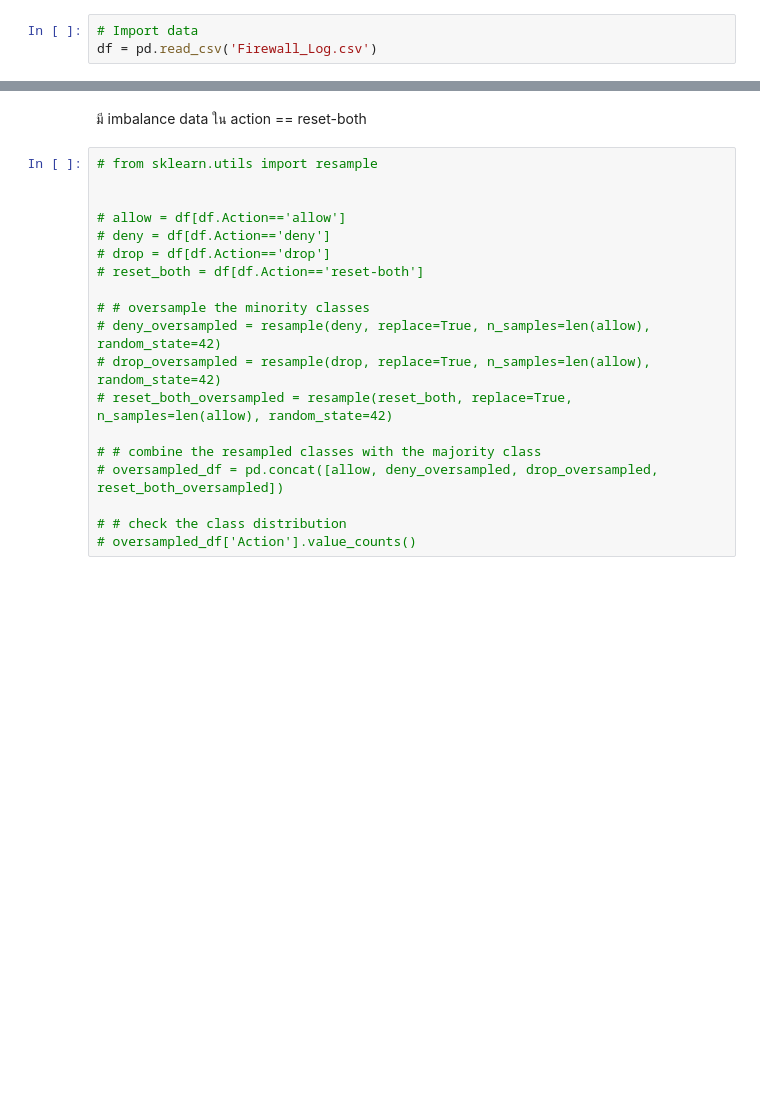
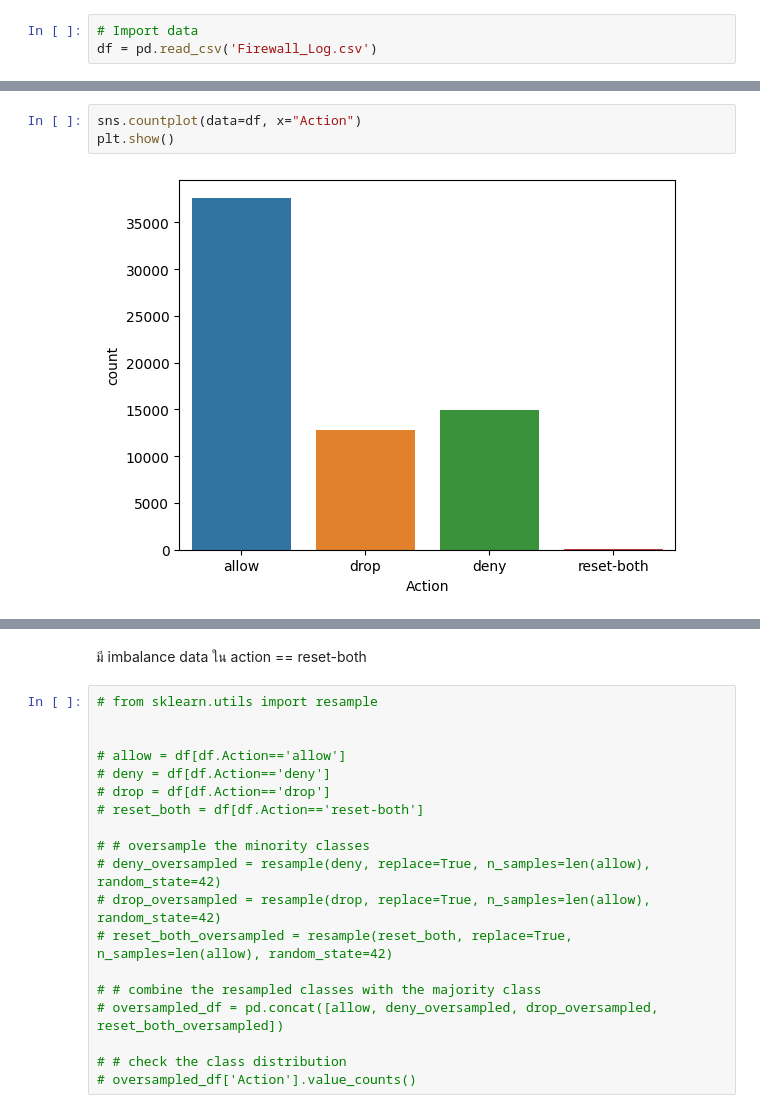
Before and after one commit to terjirapat/ML_ClassificationOfFirewall, a Jupyter notebook: main.ipynb, the cells around one changed output, grey strips where cells are left out. Saved outputs shown, nothing was run; the diff lists cells and outputs as text; blank space fills up the shorter version.

```diff
--- a/main.ipynb
+++ b/main.ipynb
@@ -58,0 +110,5 @@ df.describe()
+# %%
+sns.countplot(data=df, x="Action")
+plt.show()
+# %% [output]
+[figure, added]
```
Also changed, not shown: parts of 21 cells of this notebook.
